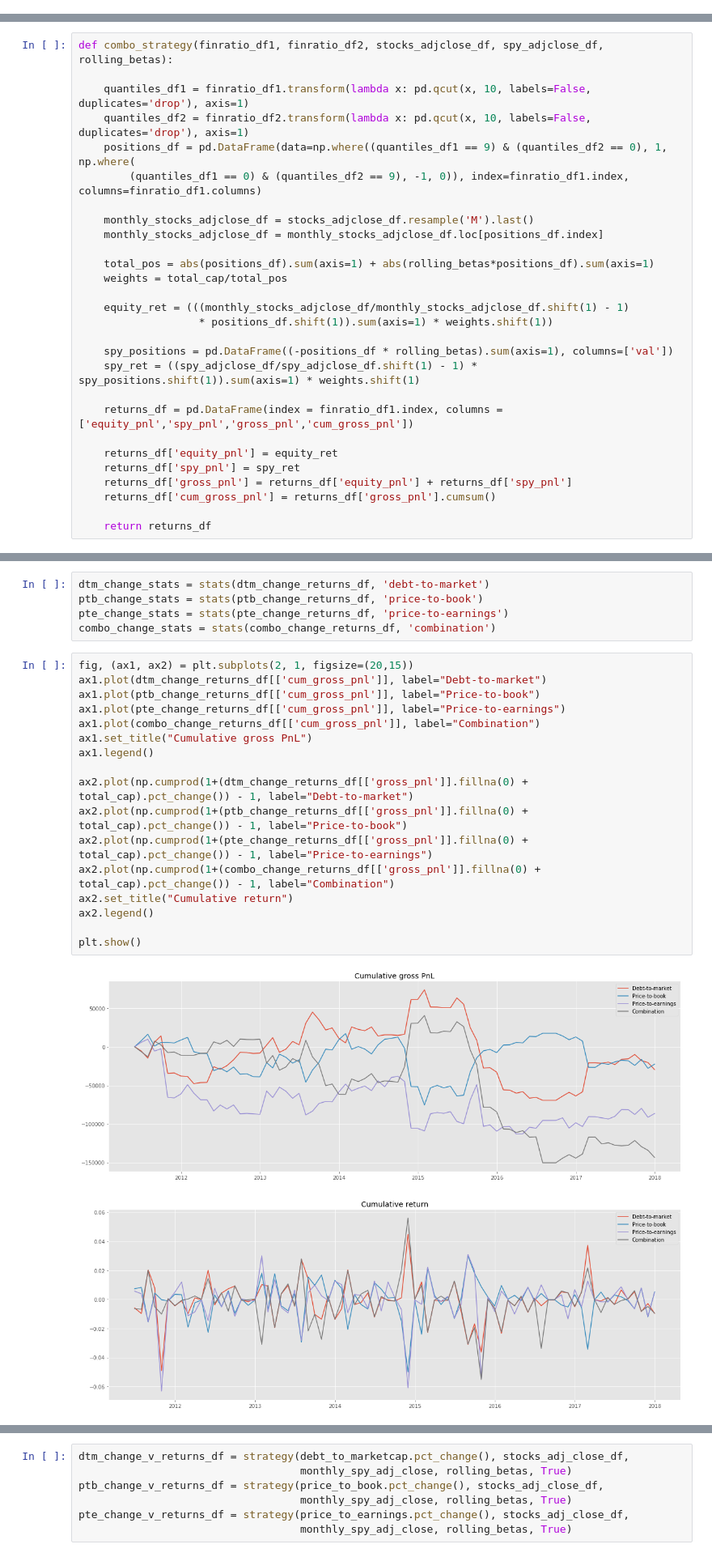
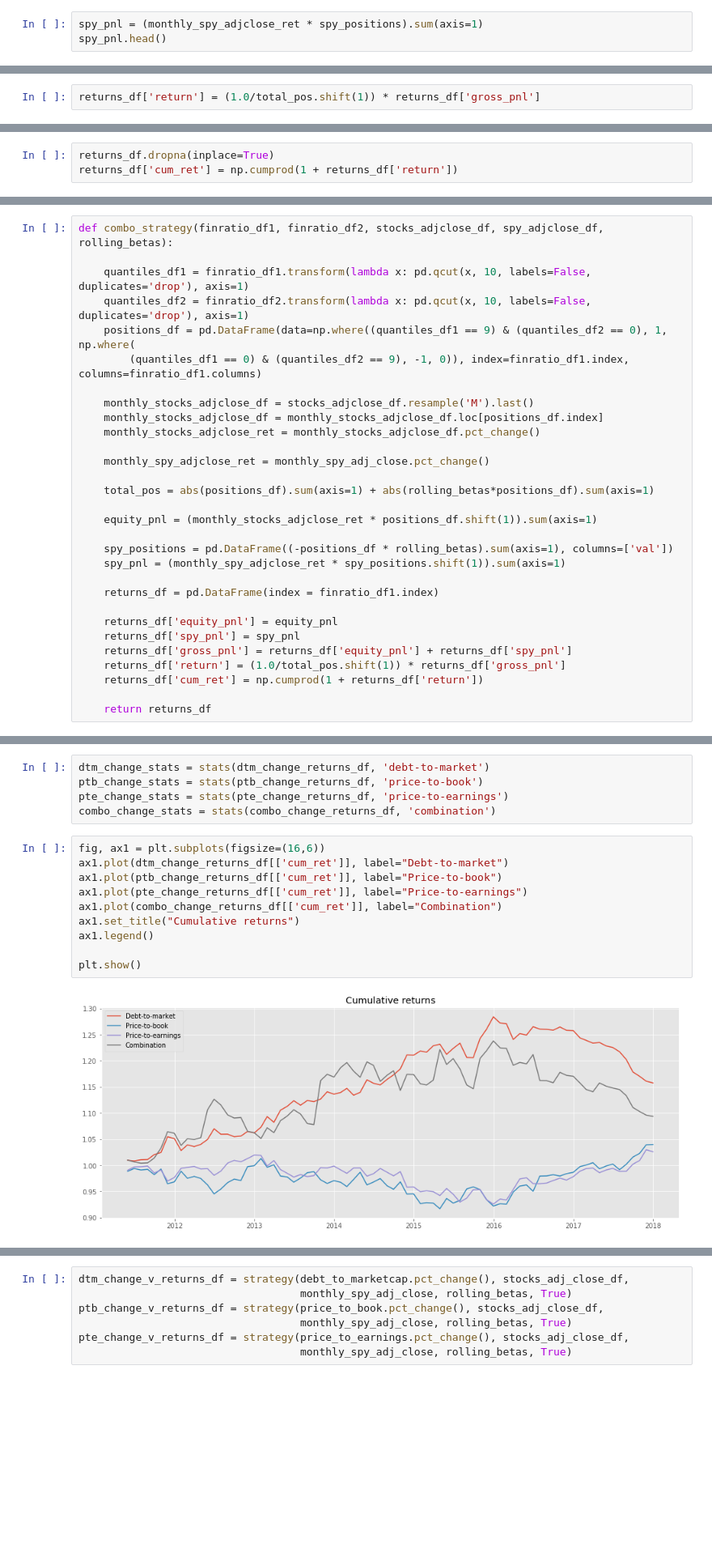
Before and after one commit to NehaSingh21/Quantile-Trading, a Jupyter notebook: Quantile Trading Strategies.ipynb, the cells around one changed output, grey strips where cells are left out. Shown: that part at 81% size. Drawn from its saved outputs; the diff is of its cells as text; blank space fills up the shorter version.

```diff
--- a/Quantile Trading Strategies.ipynb
+++ b/Quantile Trading Strategies.ipynb
@@ -403,0 +480,3 @@ total_cap = 1000000 # Total investment capital is 1 million
+# %%
+spy_pnl = (monthly_spy_adjclose_ret * spy_positions).sum(axis=1)
+spy_pnl.head()
@@ -403,0 +515,2 @@ total_cap = 1000000 # Total investment capital is 1 million
+# %%
+returns_df['return'] = (1.0/total_pos.shift(1)) * returns_df['gross_pnl']
@@ -403,0 +527,3 @@ total_cap = 1000000 # Total investment capital is 1 million
+# %%
+returns_df.dropna(inplace=True)
+returns_df['cum_ret'] = np.cumprod(1 + returns_df['return'])
@@ -447,21 +585,23 @@ def combo_strategy(finratio_df1, finratio_df2, stocks_adjclose_df, spy_adjclose_
 
     monthly_stocks_adjclose_df = stocks_adjclose_df.resample('M').last()
     monthly_stocks_adjclose_df = monthly_stocks_adjclose_df.loc[positions_df.index]
+    monthly_stocks_adjclose_ret = monthly_stocks_adjclose_df.pct_change()
+
+    monthly_spy_adjclose_ret = monthly_spy_adj_close.pct_change()
 
     total_pos = abs(positions_df).sum(axis=1) + abs(rolling_betas*positions_df).sum(axis=1)
-    weights = total_cap/total_pos
 
-    equity_ret = (((monthly_stocks_adjclose_df/monthly_stocks_adjclose_df.shift(1) - 1)
-                   * positions_df.shift(1)).sum(axis=1) * weights.shift(1))
+    equity_pnl = (monthly_stocks_adjclose_ret * positions_df.shift(1)).sum(axis=1)
 
     spy_positions = pd.DataFrame((-positions_df * rolling_betas).sum(axis=1), columns=['val'])
-    spy_ret = ((spy_adjclose_df/spy_adjclose_df.shift(1) - 1) * spy_positions.shift(1)).sum(axis=1) * weights.shift(1)
+    spy_pnl = (monthly_spy_adjclose_ret * spy_positions.shift(1)).sum(axis=1)
 
-    returns_df = pd.DataFrame(index = finratio_df1.index, columns = ['equity_pnl','spy_pnl','gross_pnl','cum_gross_pnl'])
+    returns_df = pd.DataFrame(index = finratio_df1.index)
 
-    returns_df['equity_pnl'] = equity_ret
-    returns_df['spy_pnl'] = spy_ret
+    returns_df['equity_pnl'] = equity_pnl
+    returns_df['spy_pnl'] = spy_pnl
     returns_df['gross_pnl'] = returns_df['equity_pnl'] + returns_df['spy_pnl']
-    returns_df['cum_gross_pnl'] = returns_df['gross_pnl'].cumsum()
+    returns_df['return'] = (1.0/total_pos.shift(1)) * returns_df['gross_pnl']
+    returns_df['cum_ret'] = np.cumprod(1 + returns_df['return'])
 
     return returns_df
@@ -587,24 +711,17 @@ ptb_change_stats = stats(ptb_change_returns_df, 'price-to-book')
 pte_change_stats = stats(pte_change_returns_df, 'price-to-earnings')
 combo_change_stats = stats(combo_change_returns_df, 'combination')
 # %%
-fig, (ax1, ax2) = plt.subplots(2, 1, figsize=(20,15))
-ax1.plot(dtm_change_returns_df[['cum_gross_pnl']], label="Debt-to-market")
-ax1.plot(ptb_change_returns_df[['cum_gross_pnl']], label="Price-to-book")
-ax1.plot(pte_change_returns_df[['cum_gross_pnl']], label="Price-to-earnings")
-ax1.plot(combo_change_returns_df[['cum_gross_pnl']], label="Combination")
-ax1.set_title("Cumulative gross PnL")
+fig, ax1 = plt.subplots(figsize=(16,6))
+ax1.plot(dtm_change_returns_df[['cum_ret']], label="Debt-to-market")
+ax1.plot(ptb_change_returns_df[['cum_ret']], label="Price-to-book")
+ax1.plot(pte_change_returns_df[['cum_ret']], label="Price-to-earnings")
+ax1.plot(combo_change_returns_df[['cum_ret']], label="Combination")
+ax1.set_title("Cumulative returns")
 ax1.legend()
 
-ax2.plot(np.cumprod(1+(dtm_change_returns_df[['gross_pnl']].fillna(0) + total_cap).pct_change()) - 1, label="Debt-to-market")
-ax2.plot(np.cumprod(1+(ptb_change_returns_df[['gross_pnl']].fillna(0) + total_cap).pct_change()) - 1, label="Price-to-book")
-ax2.plot(np.cumprod(1+(pte_change_returns_df[['gross_pnl']].fillna(0) + total_cap).pct_change()) - 1, label="Price-to-earnings")
-ax2.plot(np.cumprod(1+(combo_change_returns_df[['gross_pnl']].fillna(0) + total_cap).pct_change()) - 1, label="Combination")
-ax2.set_title("Cumulative return")
-ax2.legend()
-
 plt.show()
 # %% [output]
-[figure, old version]
+[figure, new version]
 # %%
 pd.concat([dtm_change_stats, ptb_change_stats, pte_change_stats, combo_change_stats], axis=1)
 # %% [output]
```
Also changed, not shown: parts of 51 cells of this notebook.
